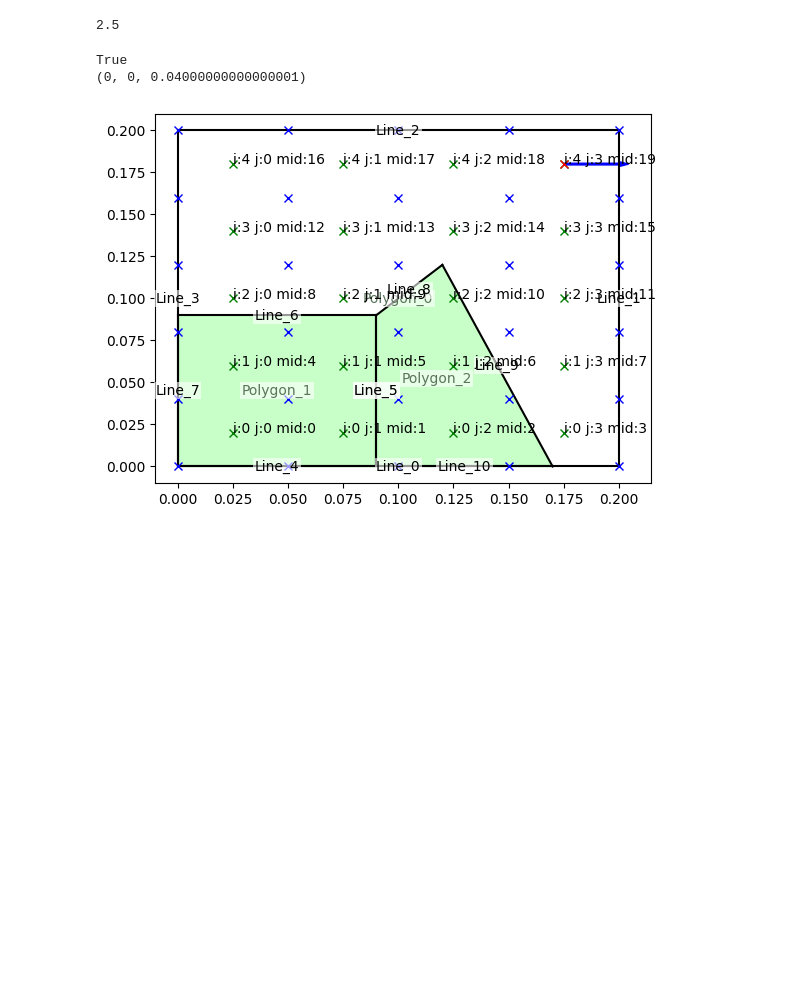
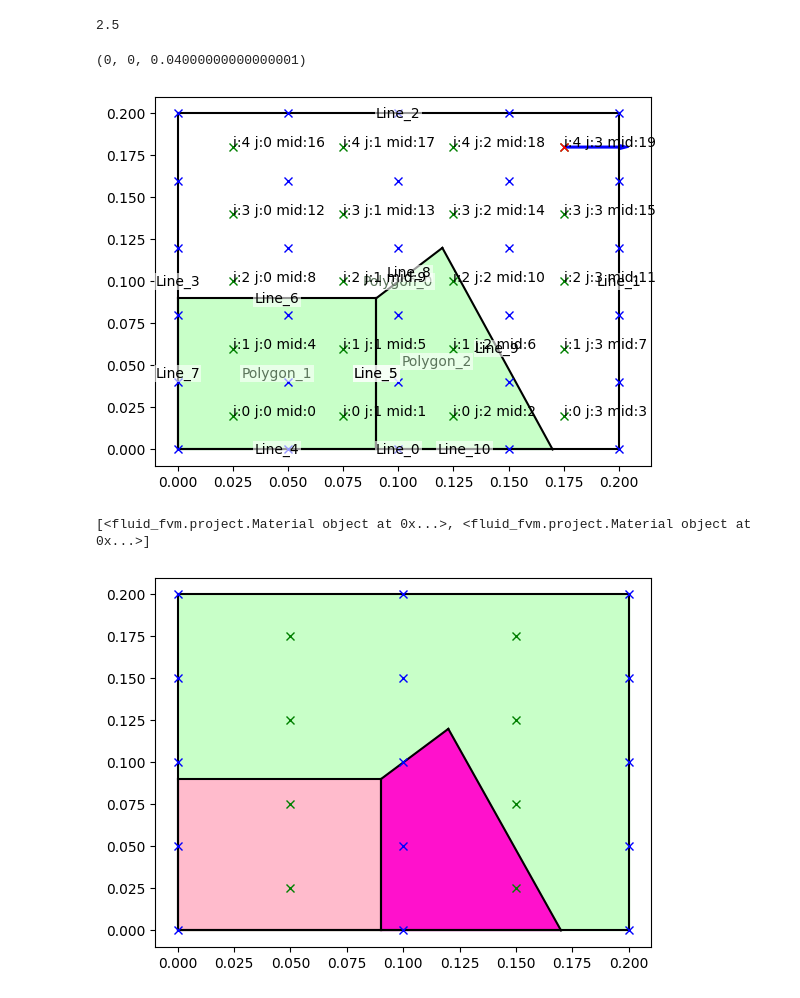
Before and after one commit to csillagu/FVM-Solver, a Jupyter notebook: investigation/thermal_inv.ipynb, the cells around one changed output. Cells and saved outputs as stored; diff of their text form; code cells hidden in the pictures; blank space fills up the shorter version.

```diff
--- a/investigation/thermal_inv.ipynb
+++ b/investigation/thermal_inv.ipynb
@@ -99,7 +99,7 @@ bcdict = {"Line_3" : 5,"Line_1" : b,"Line_0" : 5,"Line_2" : 5,"Line_10" : 5,}
 
 c = ph.HeatTransfer(a, bcdict)
 
-rec_m = ms.RectangularConfig(6,5,True)
+rec_m = ms.RectangularConfig(6,5,)
 rec_m.constructMesh(a.base_polygon)
 fig,ax = plt.subplots()
 a.plot(ax, labels=True)
@@ -121,6 +121,30 @@ coeffs = c.getFluxBoundary(material=mat_1, face_normal=neighbour_faces[neighbour
 print(coeffs)
 plt.show()
 # %% [output]
-True
 (0, 0, 0.04000000000000001)
 [figure]
+# %%
+mat = pr.Material("test", lamb = 55, rho = 156, color = "#ffbbcc")
+mat2 = pr.Material("test2", lamb = 556, rho = 1056, color = "#ff11cc")
+
+comp = pr.Component()
+
+comp.setAssembly(a)
+comp.assignMaterial("Polygon_1", mat)
+comp.assignMaterial("Polygon_2", mat2)
+print(comp.materials)
+
+mesh_c = ms.RectangularConfig(5,3)
+comp.setMesh(mesh_c)
+
+bcdict = {"Line_3" : 5,"Line_1" : b,"Line_0" : 5,"Line_2" : 5,"Line_10" : 5,}
+
+c = ph.HeatTransfer(a, bcdict)
+
+comp.setPhysics(c)
+
+fig, ax = plt.subplots()
+comp.plot(ax, mesh=True)
+# %% [output]
+[<fluid_fvm.project.Material object at 0x...>, <fluid_fvm.project.Material object at 0x...>]
+[figure, added]
```
Also changed, not shown: parts of 2 cells of this notebook, 1 other file.
